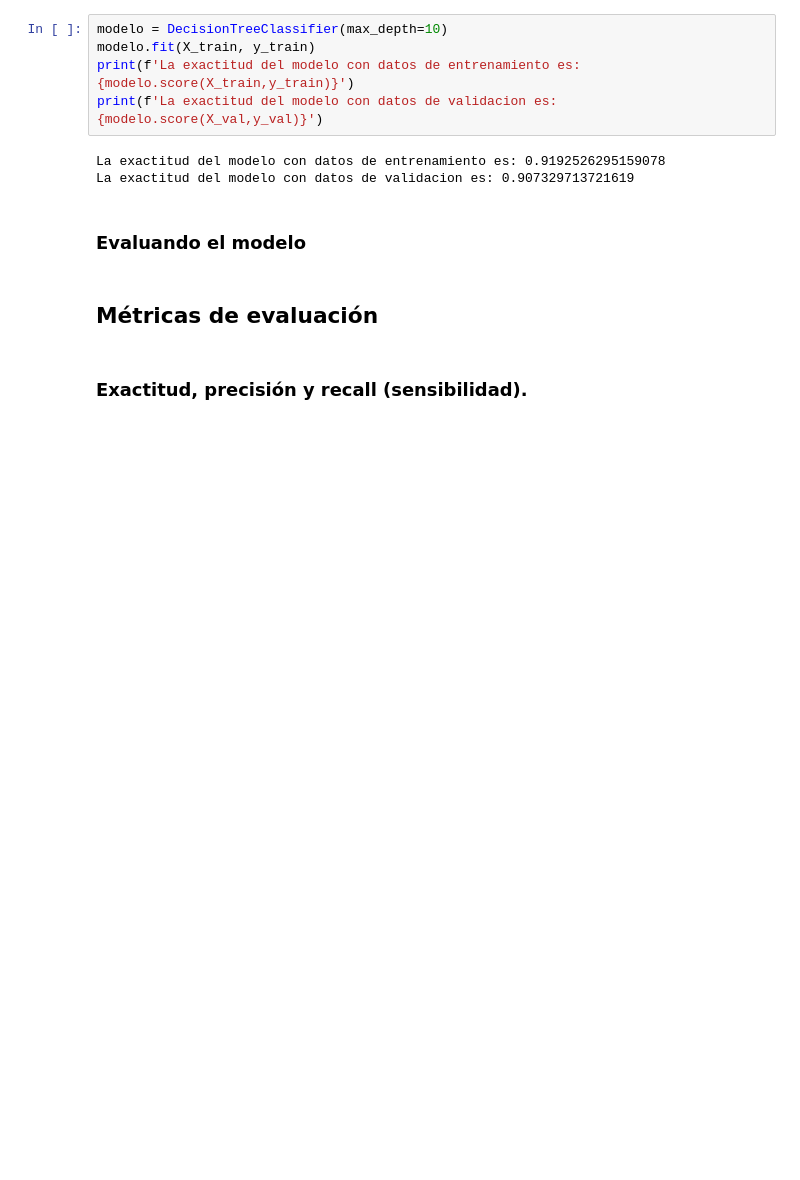
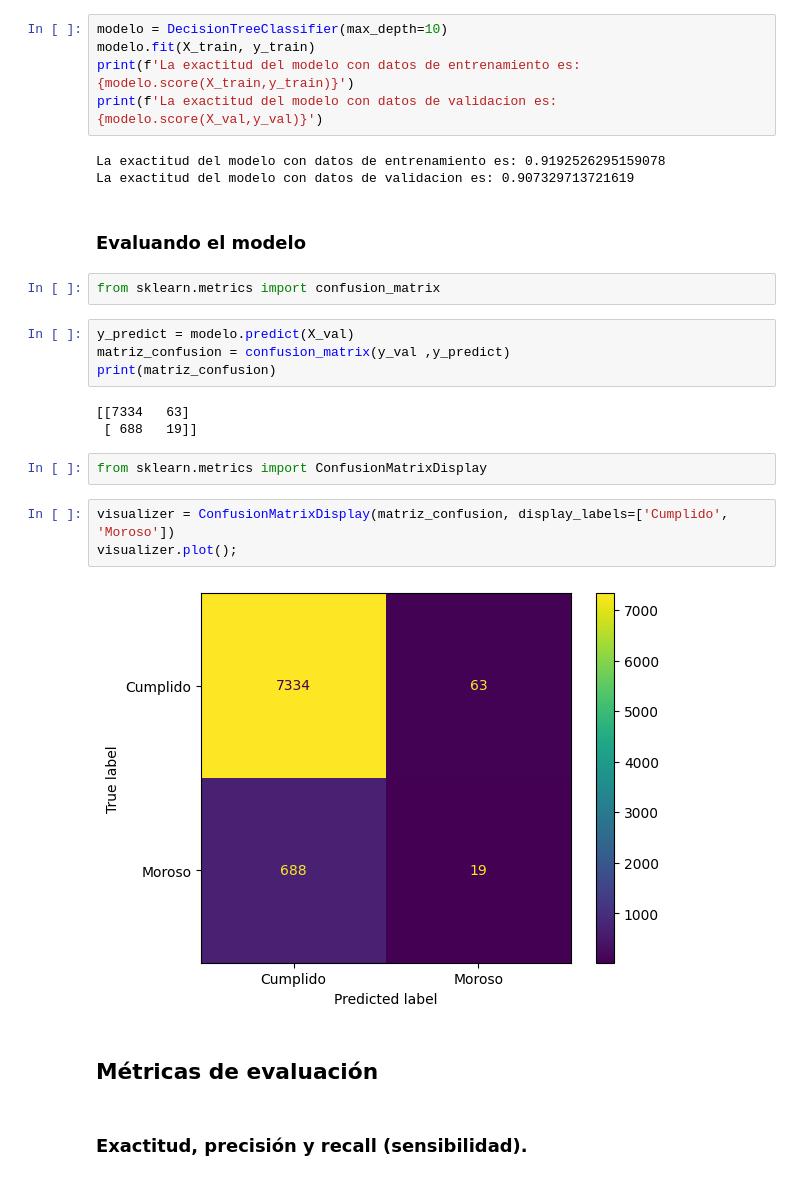
Before and after one commit to lukitasmois/2162-clasificacion-validacion-de-modelos-y-metricas, a Jupyter notebook: Clasificacion_validacion_y_metricas.ipynb, the cells around one changed output. Cells and saved outputs as stored; diff of their text form; blank space fills up the shorter version.

Commit message:
01.07. Evaluo el modelo a partir de una matriz de confusion

```diff
--- a/Clasificacion_validacion_y_metricas.ipynb
+++ b/Clasificacion_validacion_y_metricas.ipynb
@@ -80,6 +80,22 @@ La exactitud del modelo con datos de entrenamiento es: 0.9192526295159078
 La exactitud del modelo con datos de validacion es: 0.907329713721619
 # %% [markdown]
 ### Evaluando el modelo
+# %%
+from sklearn.metrics import confusion_matrix
+# %%
+y_predict = modelo.predict(X_val)
+matriz_confusion = confusion_matrix(y_val ,y_predict)
+print(matriz_confusion)
+# %% [output]
+[[7334   63]
+ [ 688   19]]
+# %%
+from sklearn.metrics import ConfusionMatrixDisplay
+# %%
+visualizer = ConfusionMatrixDisplay(matriz_confusion, display_labels=['Cumplido', 'Moroso'])
+visualizer.plot();
+# %% [output]
+[figure, added]
 # %% [markdown]
 ## <font color='dark'>Métricas de evaluación</h1>
 # %% [markdown]
```
